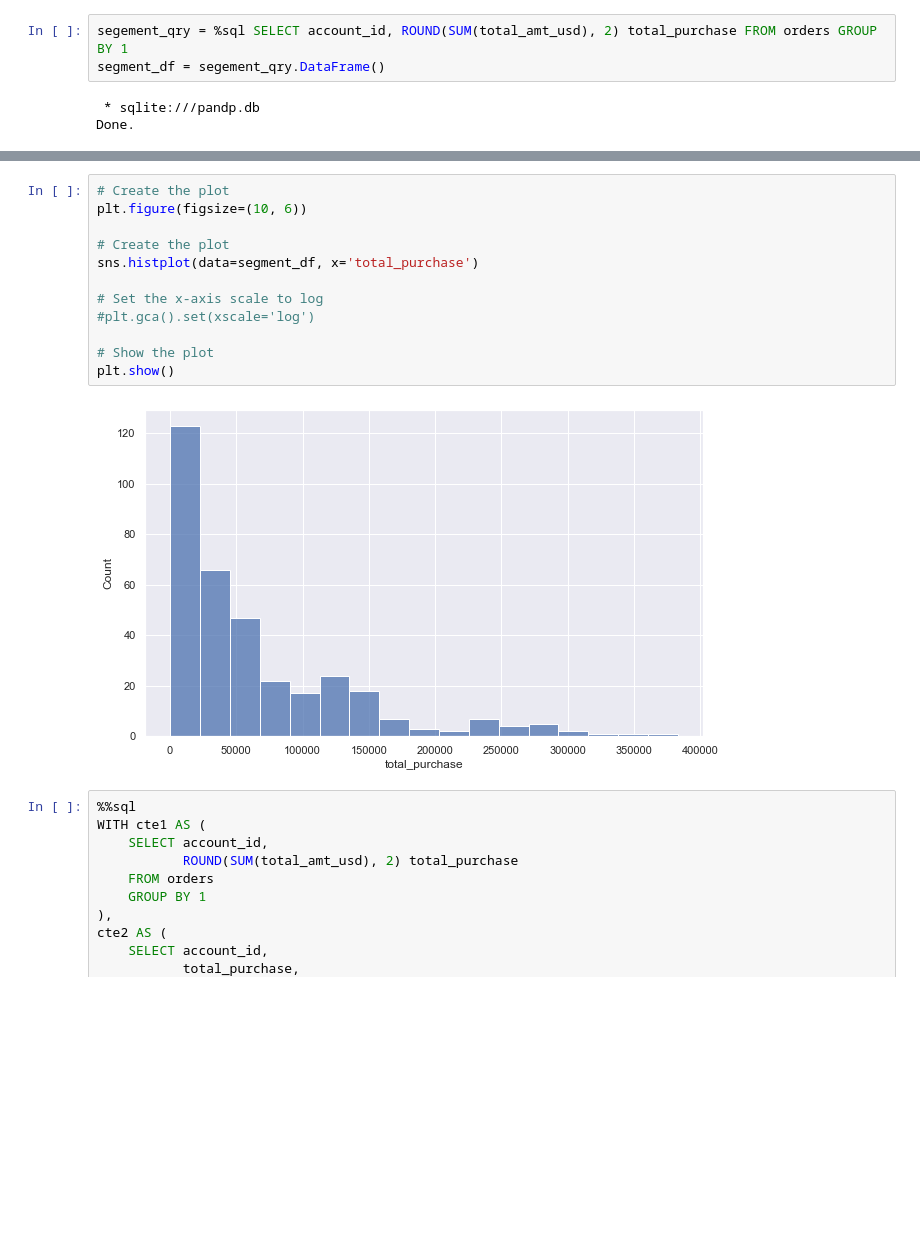
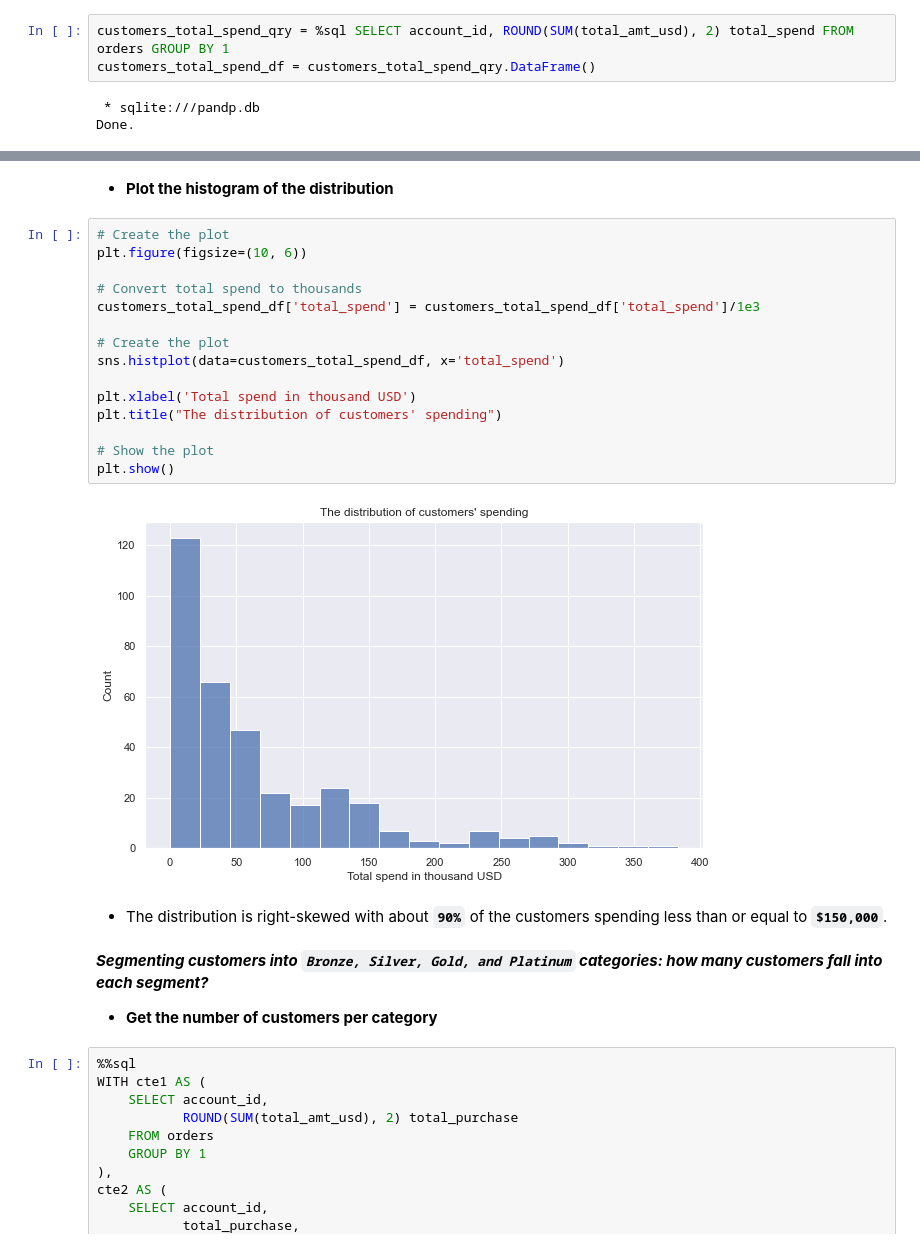
Before and after one commit to BuhariS/Interrogation-of-the-Parch-Posey-Database, a Jupyter notebook: Interrogation of the Parch & Posey Database.ipynb, the cells around one changed output, grey strips where cells are left out. Saved outputs shown, nothing was run; the diff lists cells and outputs as text; blank space fills up the shorter version.

```diff
--- a/Interrogation of the Parch & Posey Database.ipynb
+++ b/Interrogation of the Parch & Posey Database.ipynb
@@ -543,6 +547,6 @@ Done.
 # %%
-segement_qry = %sql SELECT account_id, ROUND(SUM(total_amt_usd), 2) total_purchase FROM orders GROUP BY 1
-segment_df = segement_qry.DataFrame()
+customers_total_spend_qry = %sql SELECT account_id, ROUND(SUM(total_amt_usd), 2) total_spend FROM orders GROUP BY 1
+customers_total_spend_df = customers_total_spend_qry.DataFrame()
 # %% [output]
  * sqlite:///pandp.db
 Done.
@@ -561,20 +568,31 @@ segment_df.describe(percentiles=[0.2, 0.4, 0.6, 0.8, 0.9])
 | 80% | 3803.000000 | 118938.526000 |
 | 90% | 4152.000000 | 156676.340000 |
 | max | 4501.000000 | 382873.300000 |
+# %% [markdown]
+- **Plot the histogram of the distribution**
 # %%
 # Create the plot
 plt.figure(figsize=(10, 6))
 
+# Convert total spend to thousands
+customers_total_spend_df['total_spend'] = customers_total_spend_df['total_spend']/1e3
+
 # Create the plot
-sns.histplot(data=segment_df, x='total_purchase')
+sns.histplot(data=customers_total_spend_df, x='total_spend')
 
-# Set the x-axis scale to log
-#plt.gca().set(xscale='log')
+plt.xlabel('Total spend in thousand USD')
+plt.title("The distribution of customers' spending")
 
 # Show the plot
 plt.show()
 # %% [output]
-[figure, old version]
+[figure, new version]
+# %% [markdown]
+- The distribution is right-skewed with about **`90%`** of the customers spending less than or equal to **`$150,000`**.
+# %% [markdown]
+***Segmenting customers into `Bronze, Silver, Gold, and Platinum` categories: how many customers fall into each segment?***
+
+- **Get the number of customers per category**
 # %%
 %%sql
 WITH cte1 AS (
```
Also changed, not shown: parts of 46 cells of this notebook.
